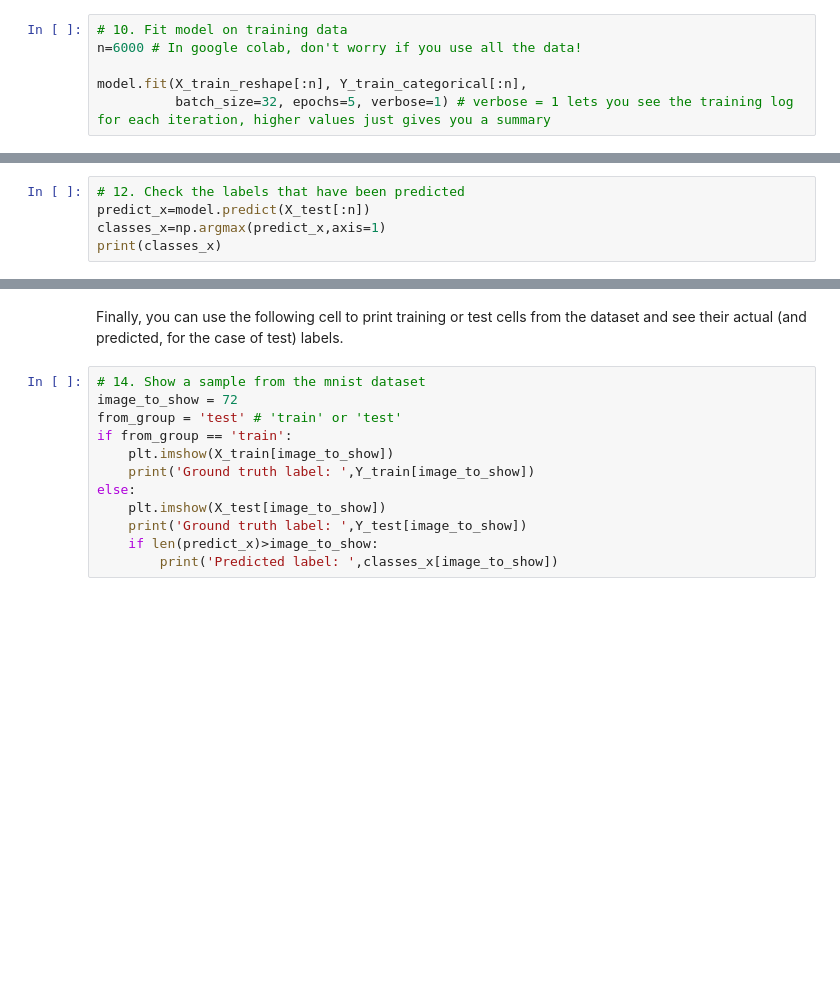
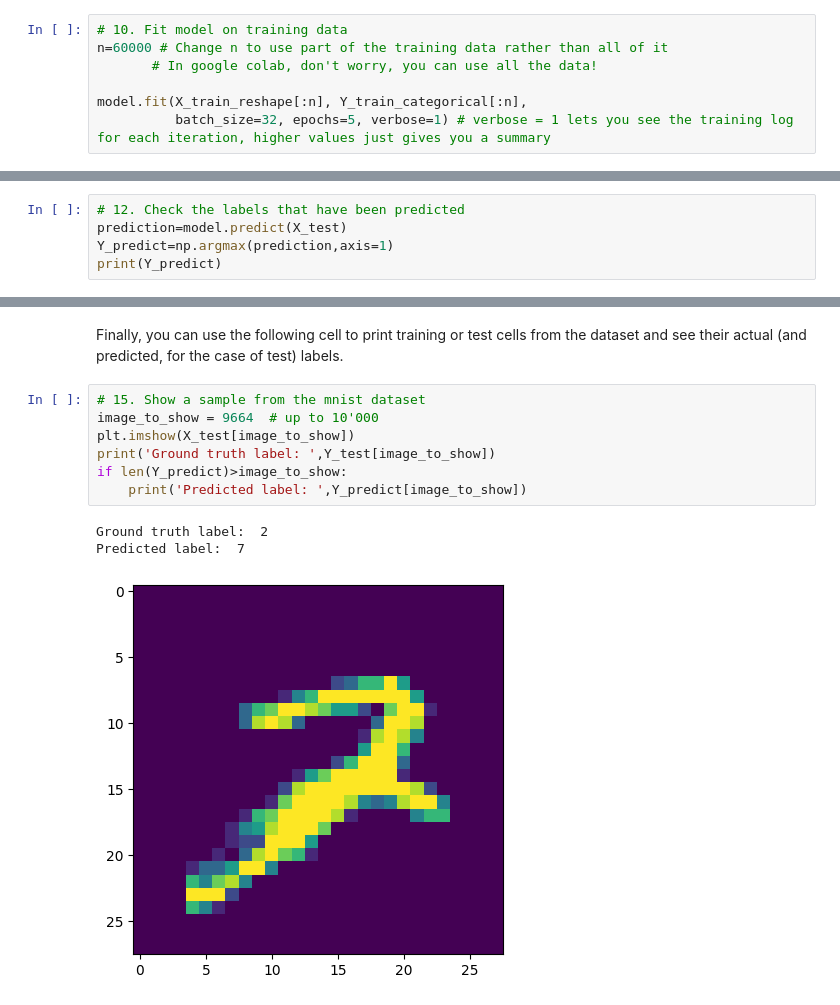
Before and after one commit to carlosfmorenog/MLCyberSec, a Jupyter notebook: Example_CNN.ipynb, the cells around one changed output, grey strips where cells are left out. Saved outputs shown, nothing was run; the diff lists cells and outputs as text; blank space fills up the shorter version.

```diff
--- a/Example_CNN.ipynb
+++ b/Example_CNN.ipynb
@@ -97,7 +156,8 @@ model.compile(loss='categorical_crossentropy',
 Once compiled, we will fit this model using our training data. If your computer is slow, I recommend you **NOT** to use the entire training dataset. This can be done by reducing the number `n` to something smaller than 60'000. Also, you can reduce the number of **epochs**.
 # %%
 # 10. Fit model on training data
-n=6000 # In google colab, don't worry if you use all the data!
+n=60000 # Change n to use part of the training data rather than all of it
+       # In google colab, don't worry, you can use all the data!
 
 model.fit(X_train_reshape[:n], Y_train_categorical[:n],
           batch_size=32, epochs=5, verbose=1) # verbose = 1 lets you see the training log for each iteration, higher values just gives you a summary
@@ -113,6 +188,6 @@ print('Loss: ', loss,'\nAcc: ', accuracy)
 With the following cell you can print the labels that were predicted by the model. Notice that the classes are not categorical anymore!
 # %%
 # 12. Check the labels that have been predicted
-predict_x=model.predict(X_test[:n])
-classes_x=np.argmax(predict_x,axis=1)
-print(classes_x)
+prediction=model.predict(X_test)
+Y_predict=np.argmax(prediction,axis=1)
+print(Y_predict)
@@ -128,14 +261,13 @@ for i,cla in enumerate(classes_x):
 # %% [markdown]
 Finally, you can use the following cell to print training or test cells from the dataset and see their actual (and predicted, for the case of test) labels.
 # %%
-# 14. Show a sample from the mnist dataset
-image_to_show = 72
-from_group = 'test' # 'train' or 'test'
-if from_group == 'train':
-    plt.imshow(X_train[image_to_show])
-    print('Ground truth label: ',Y_train[image_to_show])
-else:
-    plt.imshow(X_test[image_to_show])
-    print('Ground truth label: ',Y_test[image_to_show])
-    if len(predict_x)>image_to_show:
-        print('Predicted label: ',classes_x[image_to_show])
+# 15. Show a sample from the mnist dataset
+image_to_show = 9664  # up to 10'000
+plt.imshow(X_test[image_to_show])
+print('Ground truth label: ',Y_test[image_to_show])
+if len(Y_predict)>image_to_show:
+    print('Predicted label: ',Y_predict[image_to_show])
+# %% [output]
+Ground truth label:  2
+Predicted label:  7
+[figure, added]
```
Also changed, not shown: parts of 21 cells of this notebook.
